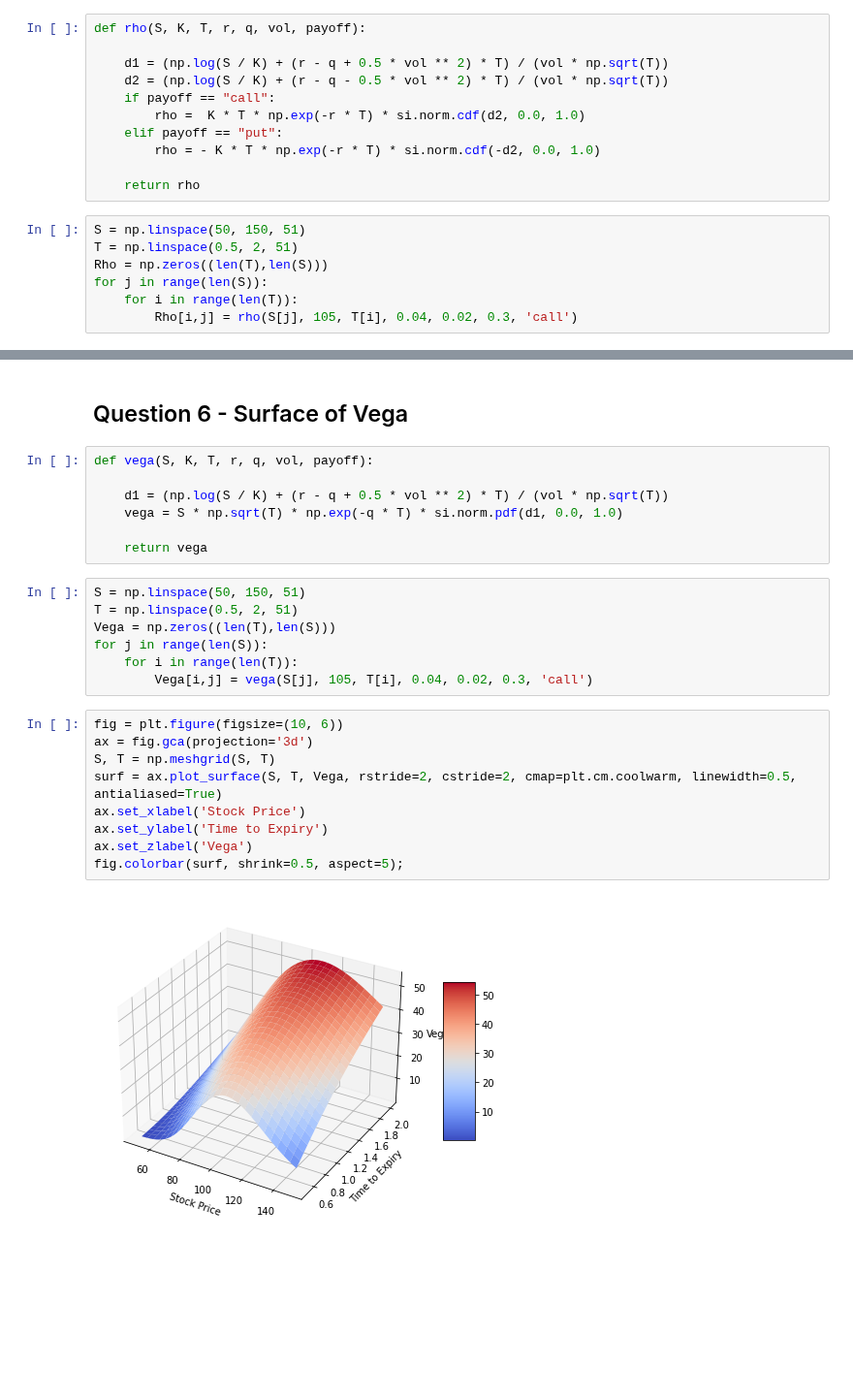
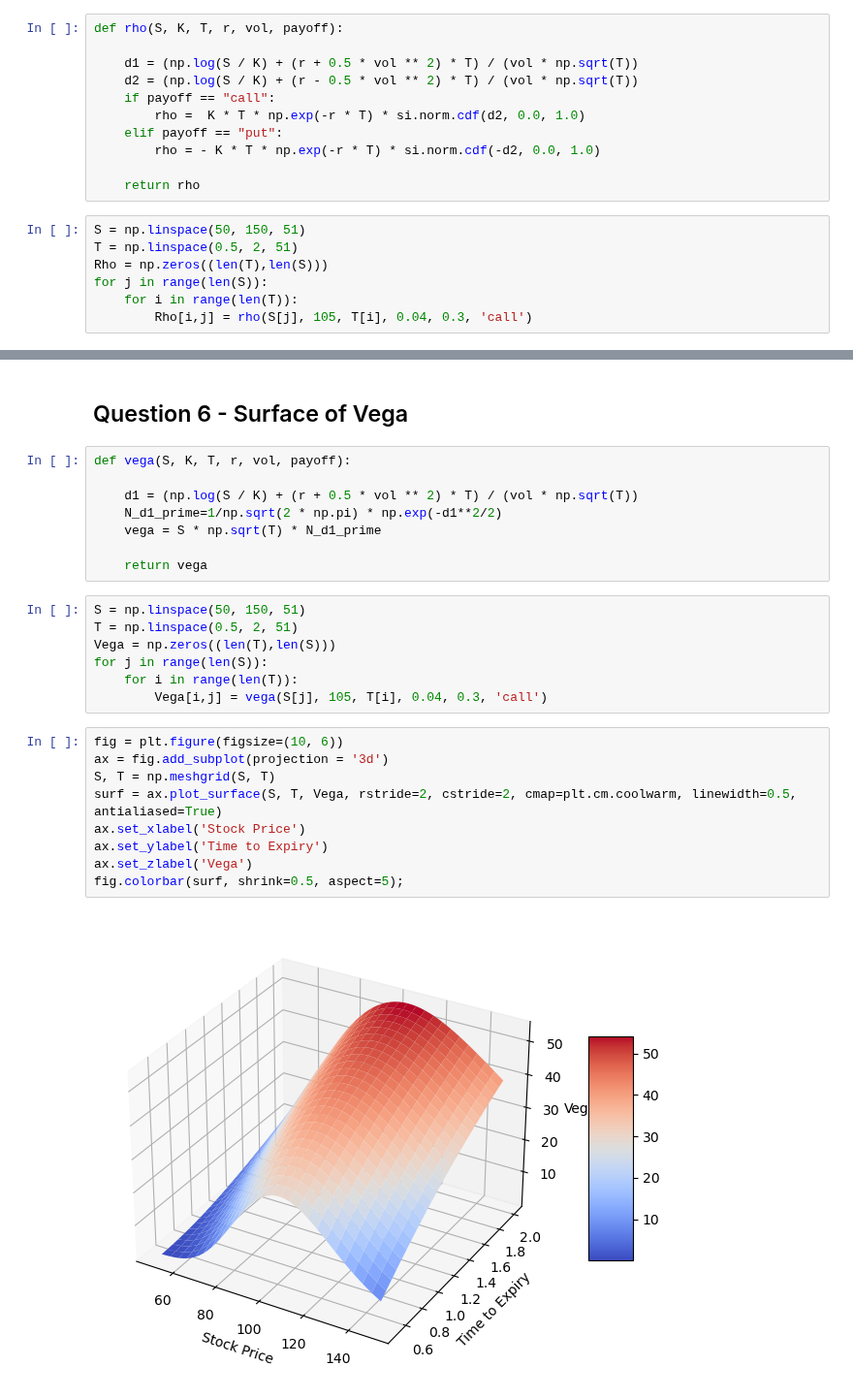
Before and after one commit to xxyyrain/CMF_25, a Jupyter notebook: Week 9/Week 9 Seminar Answers.ipynb, the cells around one changed output, grey strips where cells are left out. Shown at 97% size. Drawn from its saved outputs; the diff is of its cells as text; blank space fills up the shorter version.

```diff
--- a/Week 9/Week 9 Seminar Answers.ipynb
+++ b/Week 9/Week 9 Seminar Answers.ipynb
@@ -130,10 +110,10 @@ fig.colorbar(surf, shrink=0.5, aspect=5);
 # %% [markdown]
 ## Question 5 - Surface of Rho
 # %%
-def rho(S, K, T, r, q, vol, payoff):
+def rho(S, K, T, r, vol, payoff):
 
-    d1 = (np.log(S / K) + (r - q + 0.5 * vol ** 2) * T) / (vol * np.sqrt(T))
-    d2 = (np.log(S / K) + (r - q - 0.5 * vol ** 2) * T) / (vol * np.sqrt(T))
+    d1 = (np.log(S / K) + (r + 0.5 * vol ** 2) * T) / (vol * np.sqrt(T))
+    d2 = (np.log(S / K) + (r - 0.5 * vol ** 2) * T) / (vol * np.sqrt(T))
     if payoff == "call":
         rho =  K * T * np.exp(-r * T) * si.norm.cdf(d2, 0.0, 1.0)
     elif payoff == "put":
@@ -146,6 +126,6 @@ T = np.linspace(0.5, 2, 51)
 Rho = np.zeros((len(T),len(S)))
 for j in range(len(S)):
     for i in range(len(T)):
-        Rho[i,j] = rho(S[j], 105, T[i], 0.04, 0.02, 0.3, 'call')
+        Rho[i,j] = rho(S[j], 105, T[i], 0.04, 0.3, 'call')
 # %%
 fig = plt.figure(figsize=(10, 6))
@@ -161,10 +141,11 @@ fig.colorbar(surf, shrink=0.5, aspect=5);
 # %% [markdown]
 ## Question 6 - Surface of Vega
 # %%
-def vega(S, K, T, r, q, vol, payoff):
+def vega(S, K, T, r, vol, payoff):
 
-    d1 = (np.log(S / K) + (r - q + 0.5 * vol ** 2) * T) / (vol * np.sqrt(T))
-    vega = S * np.sqrt(T) * np.exp(-q * T) * si.norm.pdf(d1, 0.0, 1.0)
+    d1 = (np.log(S / K) + (r + 0.5 * vol ** 2) * T) / (vol * np.sqrt(T))
+    N_d1_prime=1/np.sqrt(2 * np.pi) * np.exp(-d1**2/2)
+    vega = S * np.sqrt(T) * N_d1_prime
 
     return vega
 # %%
@@ -173,16 +154,16 @@ T = np.linspace(0.5, 2, 51)
 Vega = np.zeros((len(T),len(S)))
 for j in range(len(S)):
     for i in range(len(T)):
-        Vega[i,j] = vega(S[j], 105, T[i], 0.04, 0.02, 0.3, 'call')
+        Vega[i,j] = vega(S[j], 105, T[i], 0.04, 0.3, 'call')
 # %%
 fig = plt.figure(figsize=(10, 6))
-ax = fig.gca(projection='3d')
+ax = fig.add_subplot(projection = '3d')
 S, T = np.meshgrid(S, T)
 surf = ax.plot_surface(S, T, Vega, rstride=2, cstride=2, cmap=plt.cm.coolwarm, linewidth=0.5, antialiased=True)
 ax.set_xlabel('Stock Price')
 ax.set_ylabel('Time to Expiry')
 ax.set_zlabel('Vega')
 fig.colorbar(surf, shrink=0.5, aspect=5);
 # %% [output]
-[figure, old version]
+[figure, new version]
 # %%
```
Also changed, not shown: parts of 16 cells of this notebook.
